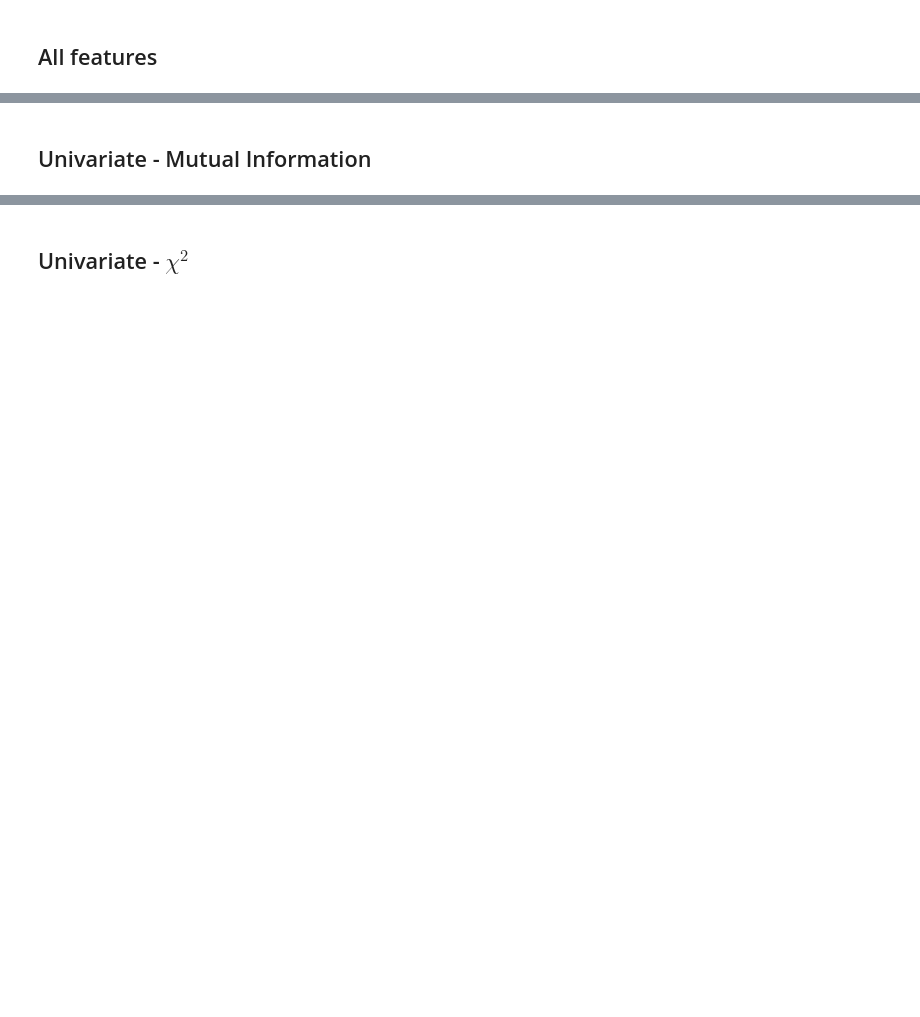
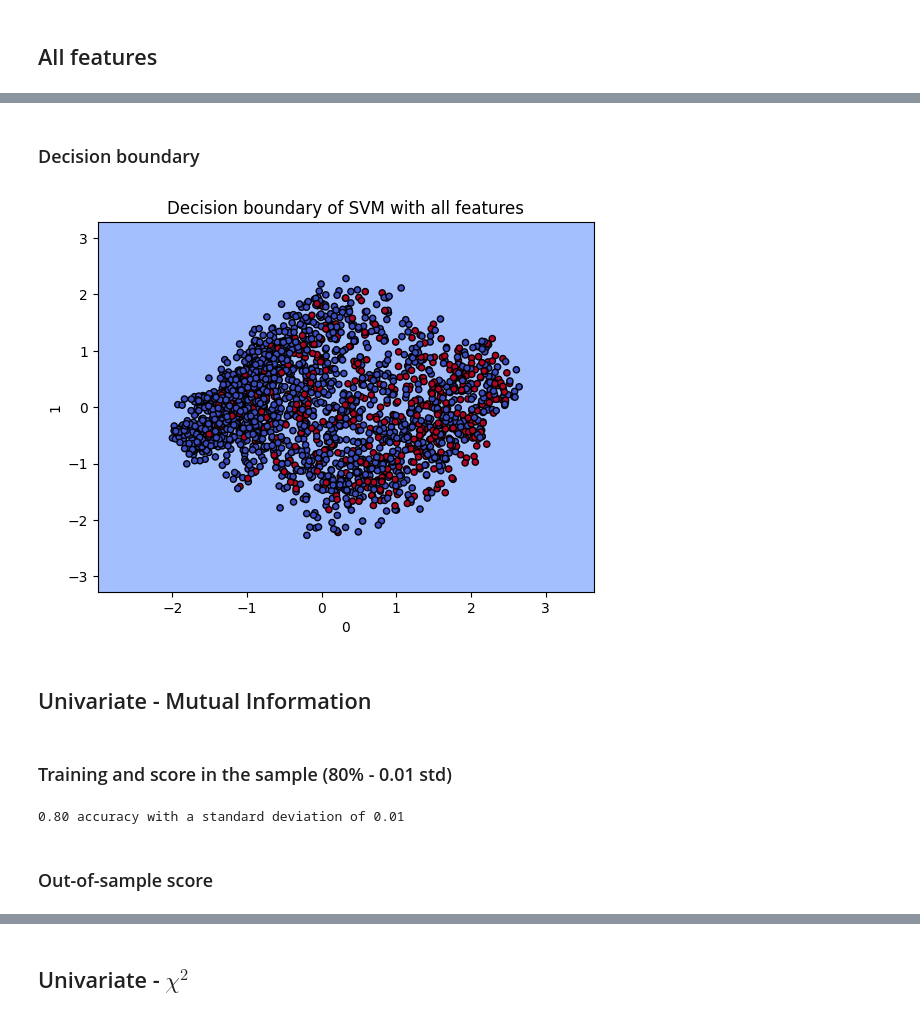
Before and after one commit to gabyarte/projects-ml, a Jupyter notebook: notebooks/3a_non_probabilistic_models.ipynb, the cells around one changed output, grey strips where cells are left out. Saved outputs shown, nothing was run; the diff lists cells and outputs as text; code cells hidden in the pictures; blank space fills up the shorter version.

Commit message:
feat: Add SVM model results and decision boundary

```diff
--- a/notebooks/3a_non_probabilistic_models.ipynb
+++ b/notebooks/3a_non_probabilistic_models.ipynb
@@ -95,2 +96,31 @@ plt.show()
+# %% [markdown]
+### Decision boundary
+# %%
+decision_boundary_plot(
+    SVC(kernel='poly'),
+    X_train_all, y_train_all,
+    'SVM with all features'
+)
+# %% [output]
+[figure, added]
 # %% [markdown]
 ## Univariate - Mutual Information
+# %% [markdown]
+### Training and score in the sample (80% - 0.01 std)
+# %%
+svm_mi = SVC(kernel='poly')
+svm_mi_scores = cross_val_score(
+    svm_mi,
+    X_train_mi,
+    y_train_mi['y'],
+    cv=5
+)
+
+print("%0.2f accuracy with a standard deviation of %0.2f" % (
+    svm_mi_scores.mean(),
+    svm_mi_scores.std())
+)
+# %% [output]
+0.80 accuracy with a standard deviation of 0.01
+# %% [markdown]
+### Out-of-sample score
```
Also changed, not shown: parts of 35 cells of this notebook, 1 other file.
